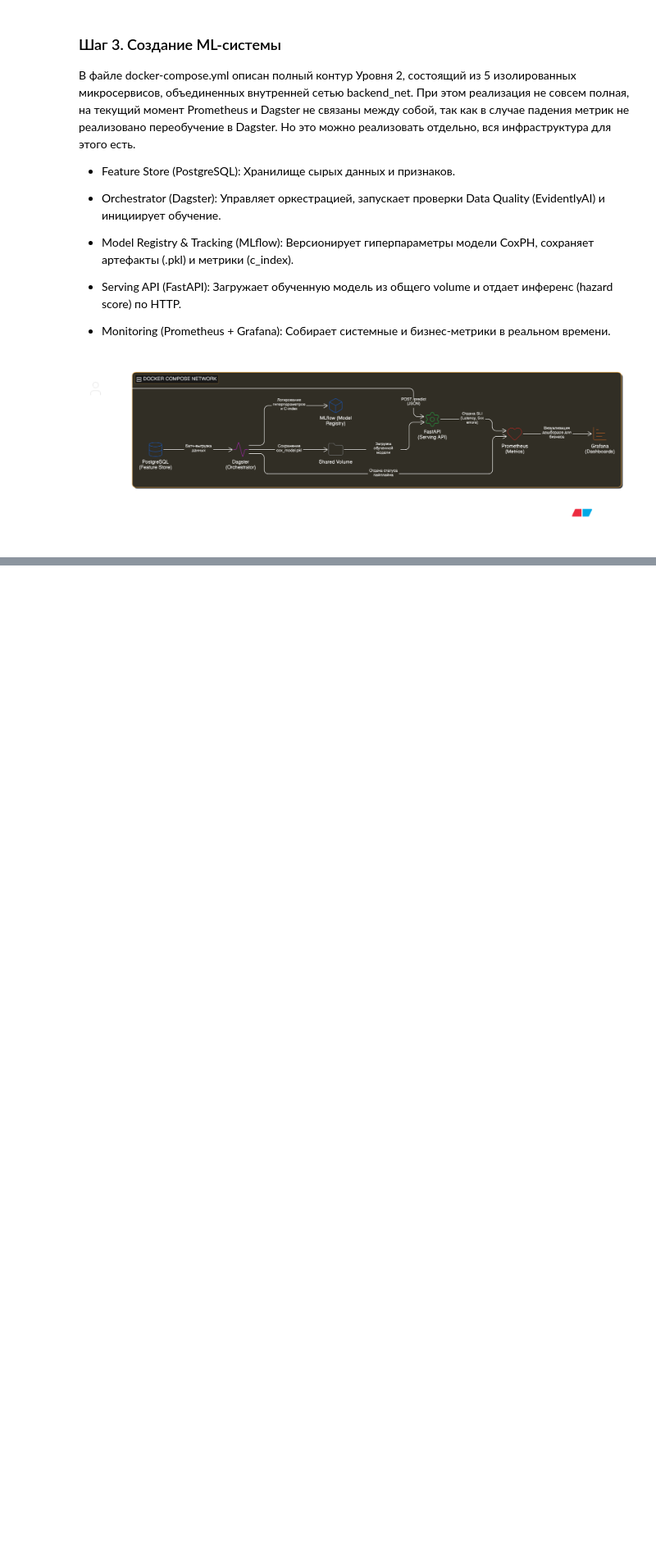
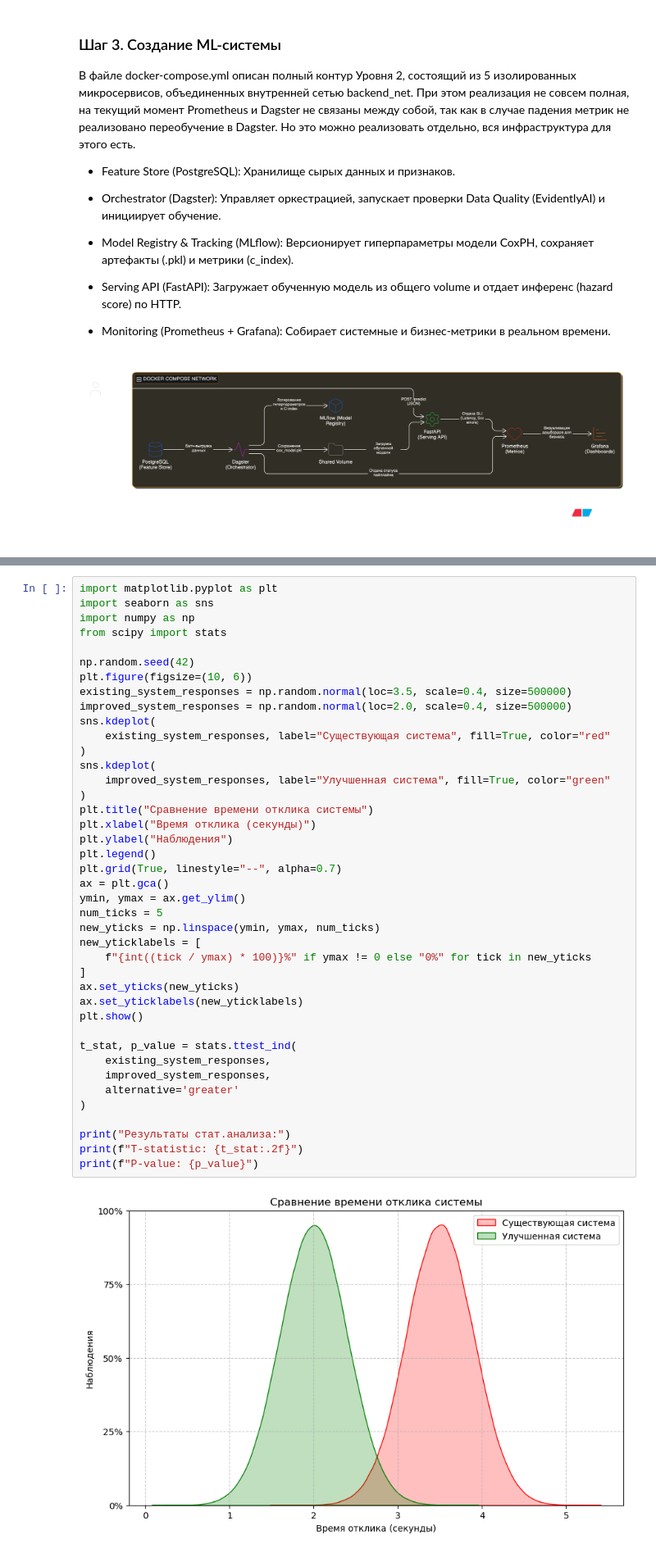
Before and after one commit to toxa-nik/exam_ml_ready, a Jupyter notebook: Exam_Design_Дружинин_АО.ipynb, the cells around one changed output, grey strips where cells are left out. Shown at 82% size. Saved outputs shown, nothing was run; the diff lists cells and outputs as text; blank space fills up the shorter version.

```diff
--- a/Exam_Design_Дружинин_АО.ipynb
+++ b/Exam_Design_Дружинин_АО.ipynb
@@ -81,0 +118,43 @@ ML: Concordance Index (C-index) для оценки качества ранжи
+# %%
+import matplotlib.pyplot as plt
+import seaborn as sns
+import numpy as np
+from scipy import stats
+
+np.random.seed(42)
+plt.figure(figsize=(10, 6))
+existing_system_responses = np.random.normal(loc=3.5, scale=0.4, size=500000)
+improved_system_responses = np.random.normal(loc=2.0, scale=0.4, size=500000)
+sns.kdeplot(
+    existing_system_responses, label="Существующая система", fill=True, color="red"
+)
+sns.kdeplot(
+    improved_system_responses, label="Улучшенная система", fill=True, color="green"
+)
+plt.title("Сравнение времени отклика системы")
+plt.xlabel("Время отклика (секунды)")
+plt.ylabel("Наблюдения")
+plt.legend()
+plt.grid(True, linestyle="--", alpha=0.7)
+ax = plt.gca()
+ymin, ymax = ax.get_ylim()
+num_ticks = 5
+new_yticks = np.linspace(ymin, ymax, num_ticks)
+new_yticklabels = [
+    f"{int((tick / ymax) * 100)}%" if ymax != 0 else "0%" for tick in new_yticks
+]
+ax.set_yticks(new_yticks)
+ax.set_yticklabels(new_yticklabels)
+plt.show()
+
+t_stat, p_value = stats.ttest_ind(
+    existing_system_responses,
+    improved_system_responses,
+    alternative='greater'
+)
+
+print("Результаты стат.анализа:")
+print(f"T-statistic: {t_stat:.2f}")
+print(f"P-value: {p_value}")
+# %% [output]
+[figure, added]
```
Also changed, not shown: parts of 9 cells of this notebook.
